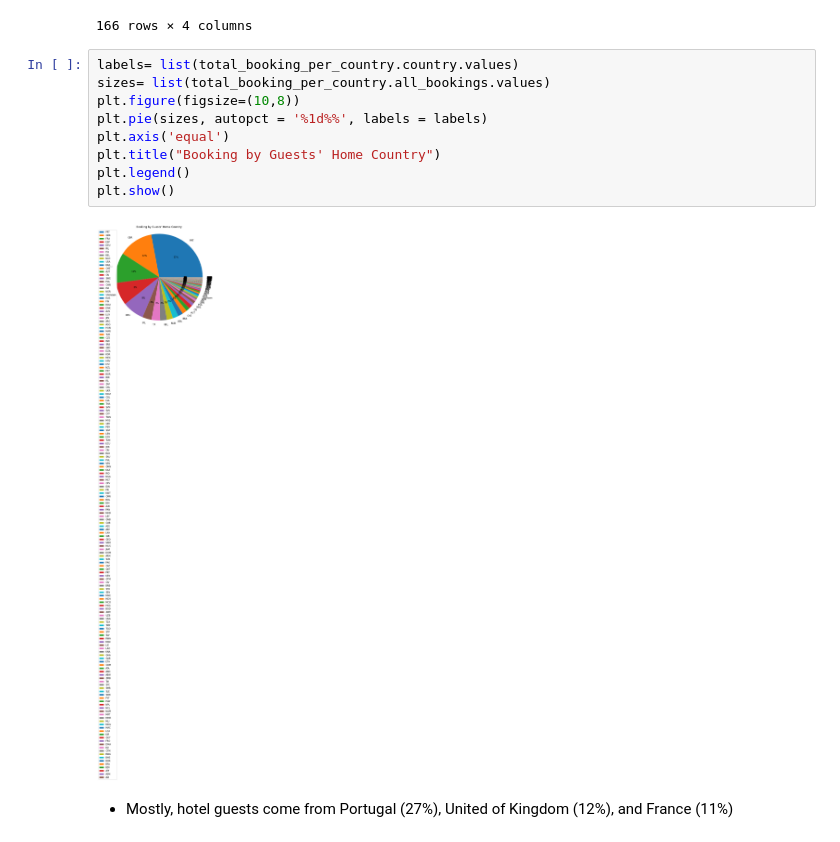
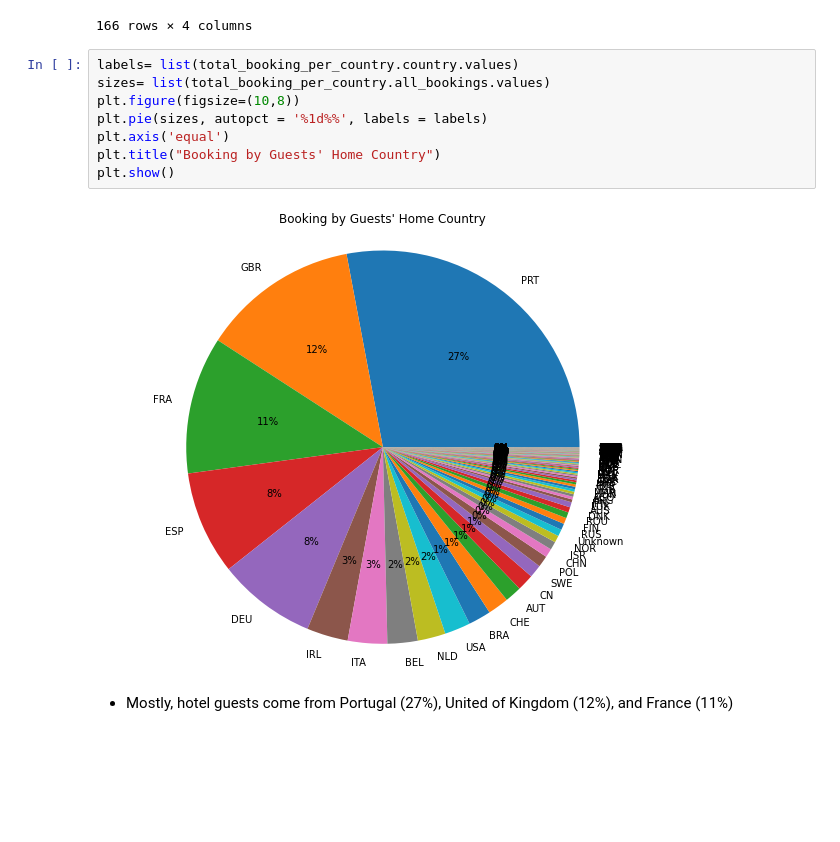
Before and after one commit to eunikehp/Hotel_Booking, a Jupyter notebook: Hotel Booking.ipynb, the cells around one changed output. Cells and saved outputs as stored; diff of their text form; blank space fills up the shorter version.

```diff
--- a/Hotel Booking.ipynb
+++ b/Hotel Booking.ipynb
@@ -236,14 +236,13 @@ total_booking_per_country
 # %%
 labels= list(total_booking_per_country.country.values)
 sizes= list(total_booking_per_country.all_bookings.values)
 plt.figure(figsize=(10,8))
 plt.pie(sizes, autopct = '%1d%%', labels = labels)
 plt.axis('equal')
 plt.title("Booking by Guests' Home Country")
-plt.legend()
 plt.show()
 # %% [output]
-[figure, old version]
+[figure, new version]
 # %% [markdown]
 - Mostly, hotel guests come from Portugal (27%), United of Kingdom (12%), and France (11%)
 # %% [markdown]
```
